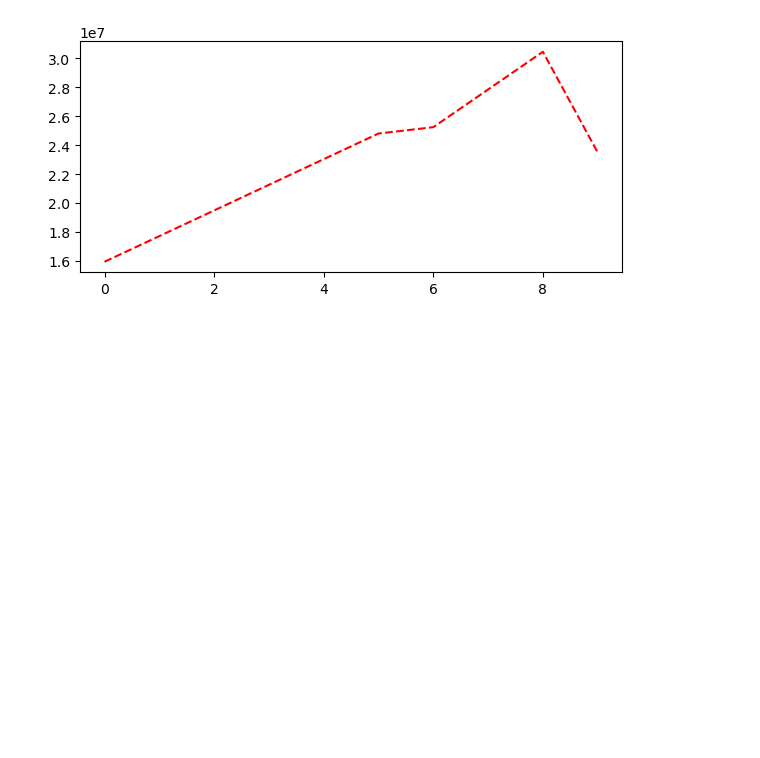
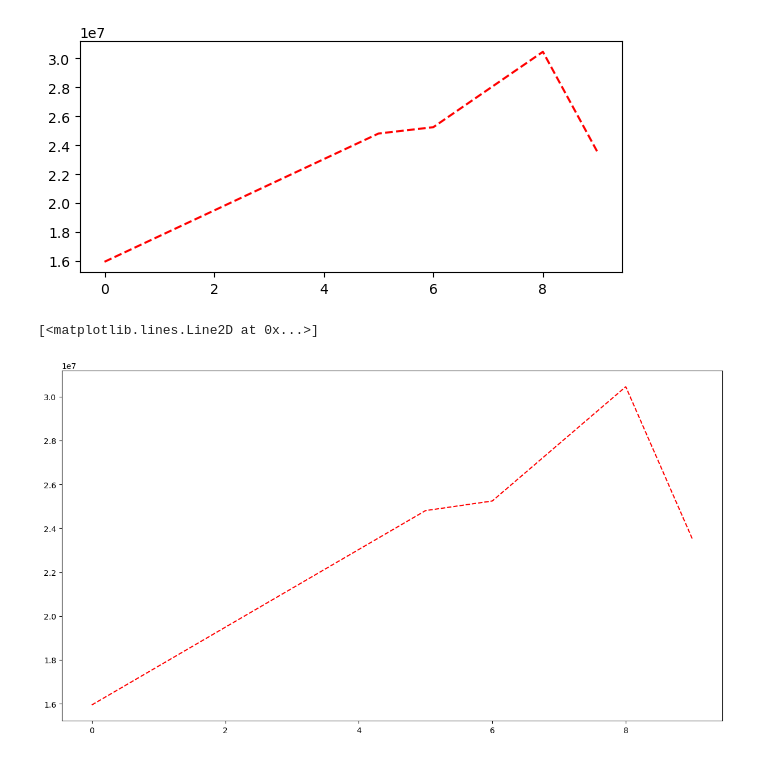
Before and after one commit to Harish-34/python, a Jupyter notebook: P2_IPL DA.ipynb, the cells around one changed output. Saved outputs shown, nothing was run; the diff lists cells and outputs as text; code cells hidden in the pictures; blank space fills up the shorter version.

```diff
--- a/P2_IPL DA.ipynb
+++ b/P2_IPL DA.ipynb
@@ -213,3 +214,11 @@ plt.plot(Salary[0], ls = '--', color = 'red')
 # %% [output]
 [<matplotlib.lines.Line2D at 0x...>]
 [figure]
+# %%
+%matplotlib inline
+plt.rcParams['figure.figsize'] = 15,8 # width and height of graph
+# %%
+plt.plot(Salary[0], ls = '--', color = 'red')
+# %% [output]
+[<matplotlib.lines.Line2D at 0x...>]
+[figure, added]
```
Also changed, not shown: parts of 29 cells of this notebook, 2 other files.
